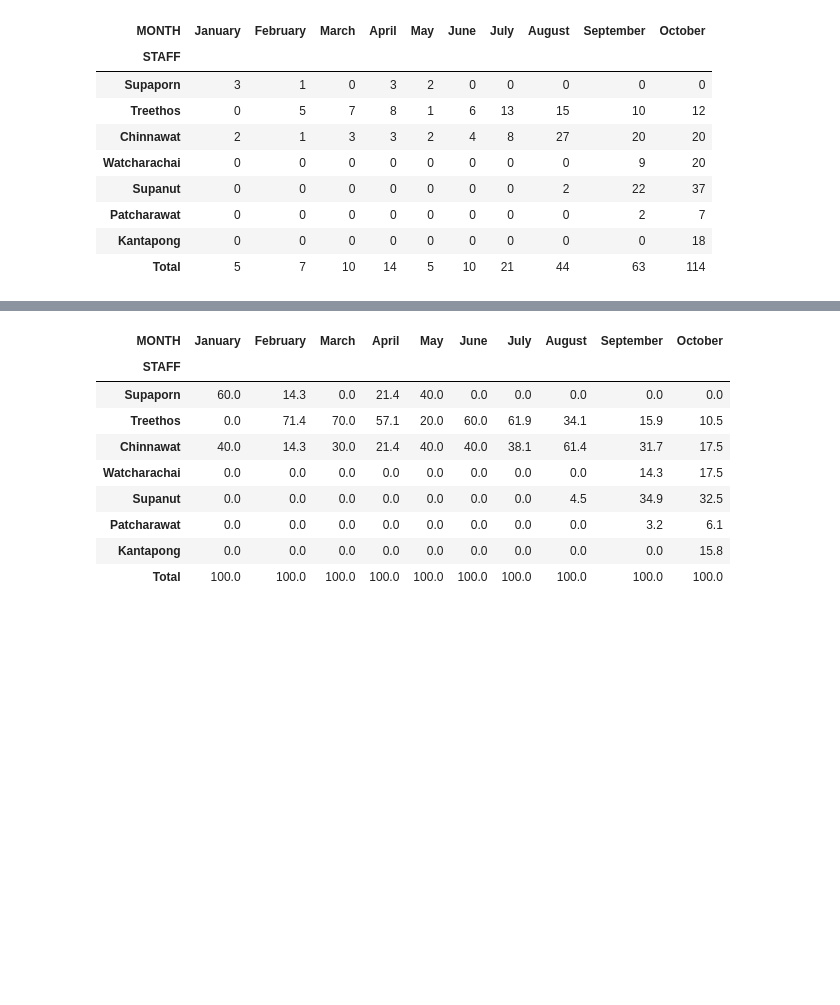
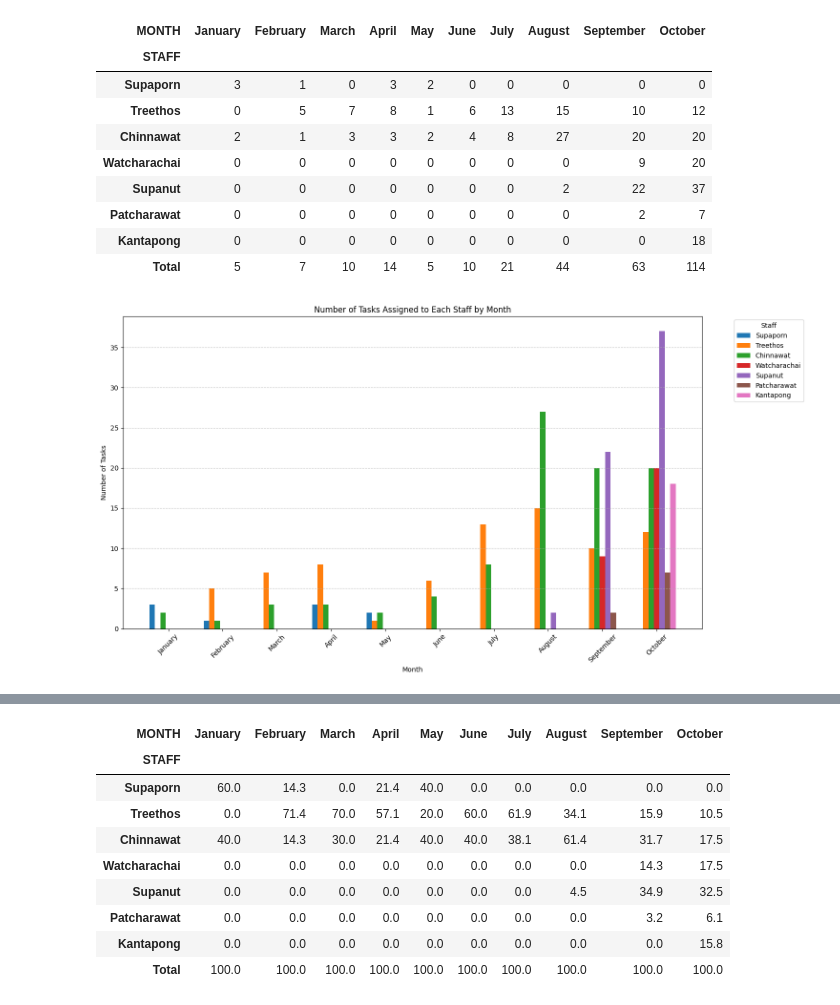
Before and after one commit to WatcharachaiSk/colab, a Jupyter notebook: Summary_Ticket_v1.ipynb, the cells around one changed output, grey strips where cells are left out. Cells and saved outputs as stored; diff of their text form; code cells hidden in the pictures; blank space fills up the shorter version.

Commit message:
update Staff

```diff
--- a/Summary_Ticket_v1.ipynb
+++ b/Summary_Ticket_v1.ipynb
@@ -709,3 +709,62 @@ display(styled_table)
 | Patcharawat | 0 | 0 | 0 | 0 | 0 | 0 | 0 | 0 | 2 | 7 |
 | Kantapong | 0 | 0 | 0 | 0 | 0 | 0 | 0 | 0 | 0 | 18 |
 | Total | 5 | 7 | 10 | 14 | 5 | 10 | 21 | 44 | 63 | 114 |
+# %%
+import pandas as pd
+import numpy as np
+import matplotlib.pyplot as plt
+
+# โหลดข้อมูลจาก Excel
+data = pd.read_excel('/content/Ticket_summary.xlsx', sheet_name='sheet1', usecols=['MONTH', 'STAFF'])
+
+# กำหนดลำดับของเดือน
+month_order = ['January', 'February', 'March', 'April', 'May', 'June',
+               'July', 'August', 'September', 'October']
+
+# กำหนดลำดับของ STAFF
+assign_to_list = [
+    'Supaporn',
+    'Treethos',
+    'Chinnawat',
+    'Watcharachai',
+    'Supanut',
+    'Patcharawat',
+    'Kantapong'
+]
+
+# แปลงคอลัมน์ MONTH เป็นประเภท categorical และตั้งค่าลำดับ
+data['MONTH'] = pd.Categorical(data['MONTH'], categories=month_order, ordered=True)
+
+# นับจำนวนการทำงานของแต่ละ STAFF ในแต่ละเดือน
+staff_counts = data.groupby(['STAFF', 'MONTH']).size().unstack(fill_value=0)
+
+# เรียงลำดับ STAFF ตามที่กำหนด
+staff_counts = staff_counts.reindex(assign_to_list + [name for name in staff_counts.index if name not in assign_to_list], fill_value=0)
+
+# สร้างกราฟแท่ง
+fig, ax = plt.subplots(figsize=(15, 8))
+
+# กำหนดตำแหน่งแท่งและความกว้างของแท่ง
+x = np.arange(len(month_order))
+width = 0.1  # กำหนดความกว้างของแต่ละแท่ง
+
+# วาดกราฟแท่งสำหรับแต่ละ STAFF
+for idx, staff in enumerate(staff_counts.index):
+    ax.bar(x + idx * width, staff_counts.loc[staff], width, label=staff)
+
+# การตั้งค่าของกราฟ
+ax.set_xlabel('Month')
+ax.set_ylabel('Number of Tasks')
+ax.set_title('Number of Tasks Assigned to Each Staff by Month')
+ax.set_xticks(x + width * (len(staff_counts.index) / 2 - 0.5))
+ax.set_xticklabels(month_order, rotation=45)
+ax.legend(title='Staff', bbox_to_anchor=(1.05, 1), loc='upper left')
+
+# เพิ่มเส้นตารางแนวนอน
+ax.grid(axis='y', linestyle='--', alpha=0.7)
+
+# ปรับความเรียบร้อยของกราฟ
+plt.tight_layout()
+plt.show()
+# %% [output]
+[figure, added]
```
Also changed, not shown: parts of 1 cell of this notebook.
